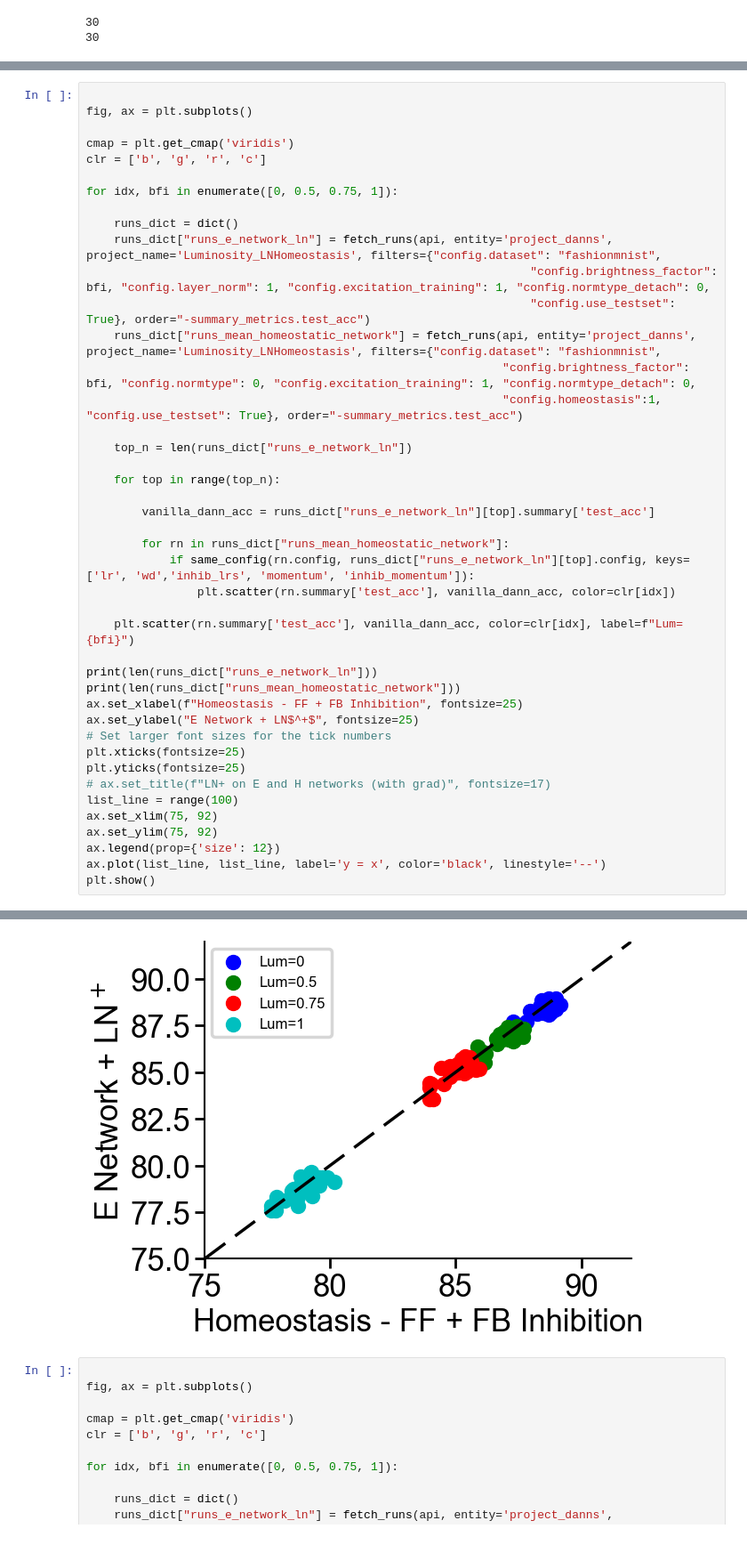
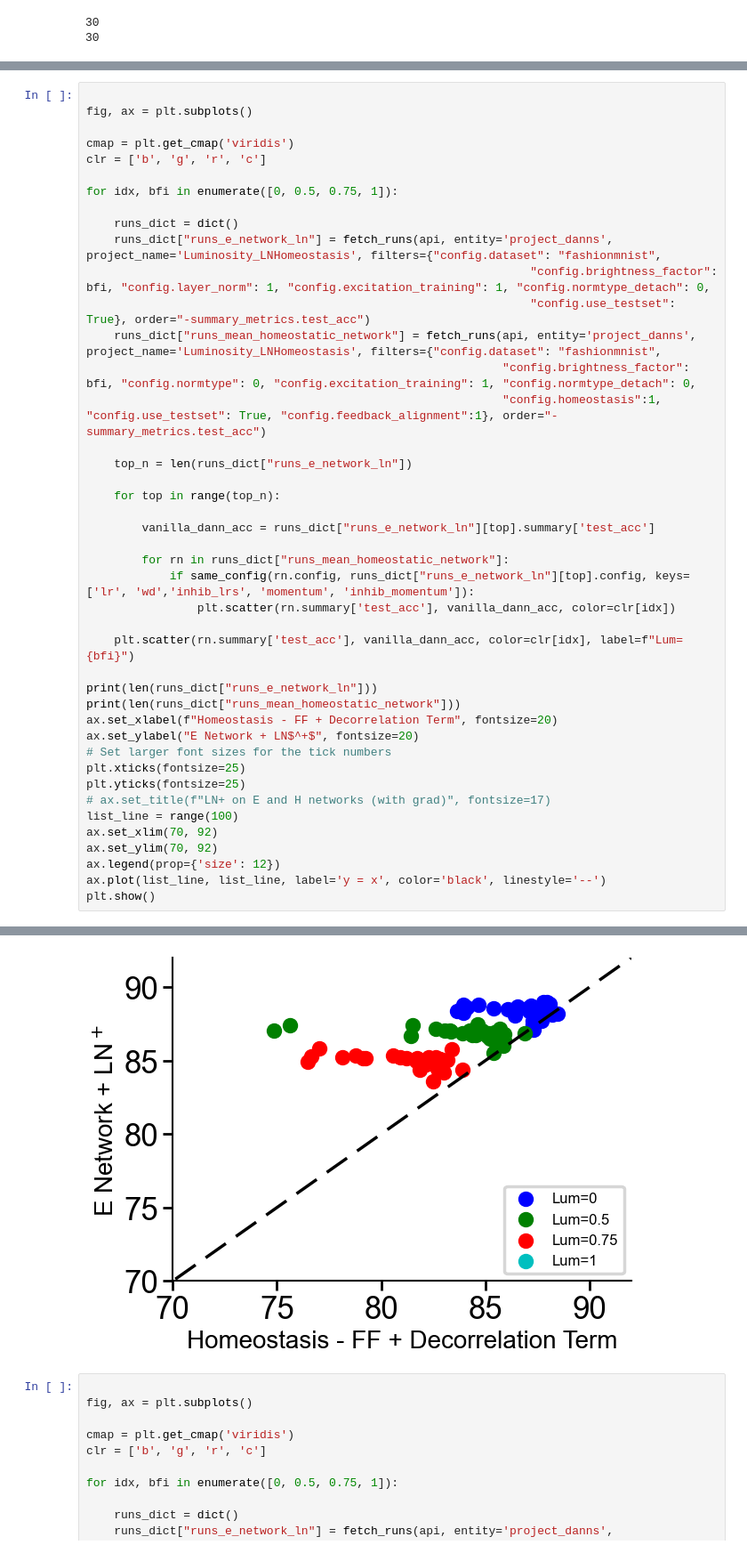
Before and after one commit to RoyHEyono/HomeostaticDANN, a Jupyter notebook: models/dense_mnist_task/notebooks/ln_norm_figures.ipynb, the cells around one changed output, grey strips where cells are left out. Shown at 89% size. Saved outputs shown, nothing was run; the diff lists cells and outputs as text.

```diff
--- a/models/dense_mnist_task/notebooks/ln_norm_figures.ipynb
+++ b/models/dense_mnist_task/notebooks/ln_norm_figures.ipynb
@@ -427,39 +427,39 @@ for idx, bfi in enumerate([0, 0.5, 0.75, 1]):
                                                                 "config.brightness_factor": bfi, "config.layer_norm": 1, "config.excitation_training": 1, "config.normtype_detach": 0,
                                                                 "config.use_testset": True}, order="-summary_metrics.test_acc")
     runs_dict["runs_mean_homeostatic_network"] = fetch_runs(api, entity='project_danns', project_name='Luminosity_LNHomeostasis', filters={"config.dataset": "fashionmnist",
                                                             "config.brightness_factor": bfi, "config.normtype": 0, "config.excitation_training": 1, "config.normtype_detach": 0,
-                                                            "config.homeostasis":1, "config.use_testset": True}, order="-summary_metrics.test_acc")
+                                                            "config.homeostasis":1, "config.use_testset": True, "config.feedback_alignment":1}, order="-summary_metrics.test_acc")
 
     top_n = len(runs_dict["runs_e_network_ln"])
 
     for top in range(top_n):
 
         vanilla_dann_acc = runs_dict["runs_e_network_ln"][top].summary['test_acc']
 
         for rn in runs_dict["runs_mean_homeostatic_network"]:
             if same_config(rn.config, runs_dict["runs_e_network_ln"][top].config, keys=['lr', 'wd','inhib_lrs', 'momentum', 'inhib_momentum']):
                 plt.scatter(rn.summary['test_acc'], vanilla_dann_acc, color=clr[idx])
 
     plt.scatter(rn.summary['test_acc'], vanilla_dann_acc, color=clr[idx], label=f"Lum={bfi}")
 
 print(len(runs_dict["runs_e_network_ln"]))
 print(len(runs_dict["runs_mean_homeostatic_network"]))
-ax.set_xlabel(f"Homeostasis - FF + FB Inhibition", fontsize=25)
-ax.set_ylabel("E Network + LN$^+$", fontsize=25)
+ax.set_xlabel(f"Homeostasis - FF + Decorrelation Term", fontsize=20)
+ax.set_ylabel("E Network + LN$^+$", fontsize=20)
 # Set larger font sizes for the tick numbers
 plt.xticks(fontsize=25)
 plt.yticks(fontsize=25)
 # ax.set_title(f"LN+ on E and H networks (with grad)", fontsize=17)
 list_line = range(100)
-ax.set_xlim(75, 92)
-ax.set_ylim(75, 92)
+ax.set_xlim(70, 92)
+ax.set_ylim(70, 92)
 ax.legend(prop={'size': 12})
 ax.plot(list_line, list_line, label='y = x', color='black', linestyle='--')
 plt.show()
 # %% [output]
 30
 30
-[figure, old version]
+[figure, new version]
 # %%
 
 fig, ax = plt.subplots()
```
Also changed, not shown: parts of 4 cells of this notebook, 23 other files.
